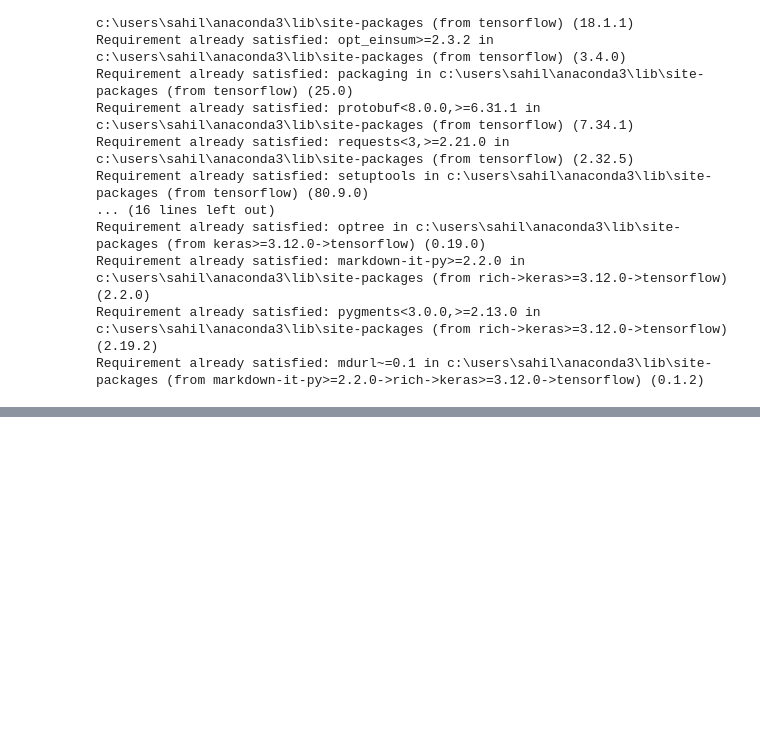
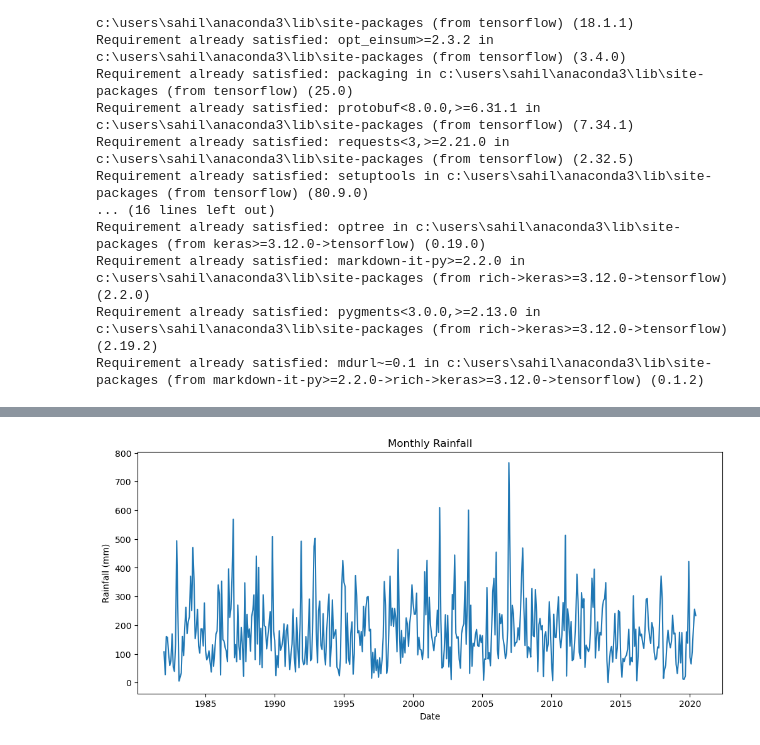
Before and after one commit to SahilLASKAR13/PROJECT, a Jupyter notebook: rainfall_pred/rainfall_pred.ipynb, the cells around one changed output, grey strips where cells are left out. Saved outputs shown, nothing was run; the diff lists cells and outputs as text; code cells hidden in the pictures; blank space fills up the shorter version.

```diff
--- a/rainfall_pred/rainfall_pred.ipynb
+++ b/rainfall_pred/rainfall_pred.ipynb
@@ -28,3 +28,8 @@ from sklearn.metrics import mean_squared_error
 
 from tensorflow.keras.models import Sequential
 from tensorflow.keras.layers import LSTM, Dense, Dropout
+# %%
+# load the dataset
+df1 = pd.read_csv(r"C:\\Users\\sahil\\self project\\AI\\PRAICP-1004-RainfallTS (1)\\rainfall_pred\\rainfall-monthly-highest-daily-total.csv")
+df2 = pd.read_csv(r"C:\\Users\\sahil\\self project\\AI\\PRAICP-1004-RainfallTS (1)\\rainfall_pred\\rainfall-monthly-number-of-rain-days.csv")
+df3 = pd.read_csv(r"C:\Users\sahil\self project\AI\PRAICP-1004-RainfallTS (1)\rainfall_pred\rainfall-monthly-total.csv")
@@ -30,0 +99,6 @@ from tensorflow.keras.layers import LSTM, Dense, Dropout
+# %%
+# merging the three dataframes
+
+df = df1.merge(df2, on="month")
+df = df.merge(df3, on="month")
+df.head()
@@ -30,0 +112,10 @@ from tensorflow.keras.layers import LSTM, Dense, Dropout
+# %%
+# convert Date column
+
+df["month"] = pd.to_datetime(df["month"])
+
+df = df.sort_values("month")
+
+df.set_index("month", inplace=True)
+
+print(df.head())
@@ -30,0 +130,15 @@ from tensorflow.keras.layers import LSTM, Dense, Dropout
+# %%
+# visualize the data
+
+plt.figure(figsize=(12, 5))
+
+plt.plot(df["total_rainfall"])
+
+plt.title("Monthly Rainfall")
+
+plt.xlabel("Date")
+plt.ylabel("Rainfall (mm)")
+
+plt.show()
+# %% [output]
+[figure, added]
```
Also changed, not shown: parts of 18 cells of this notebook.
